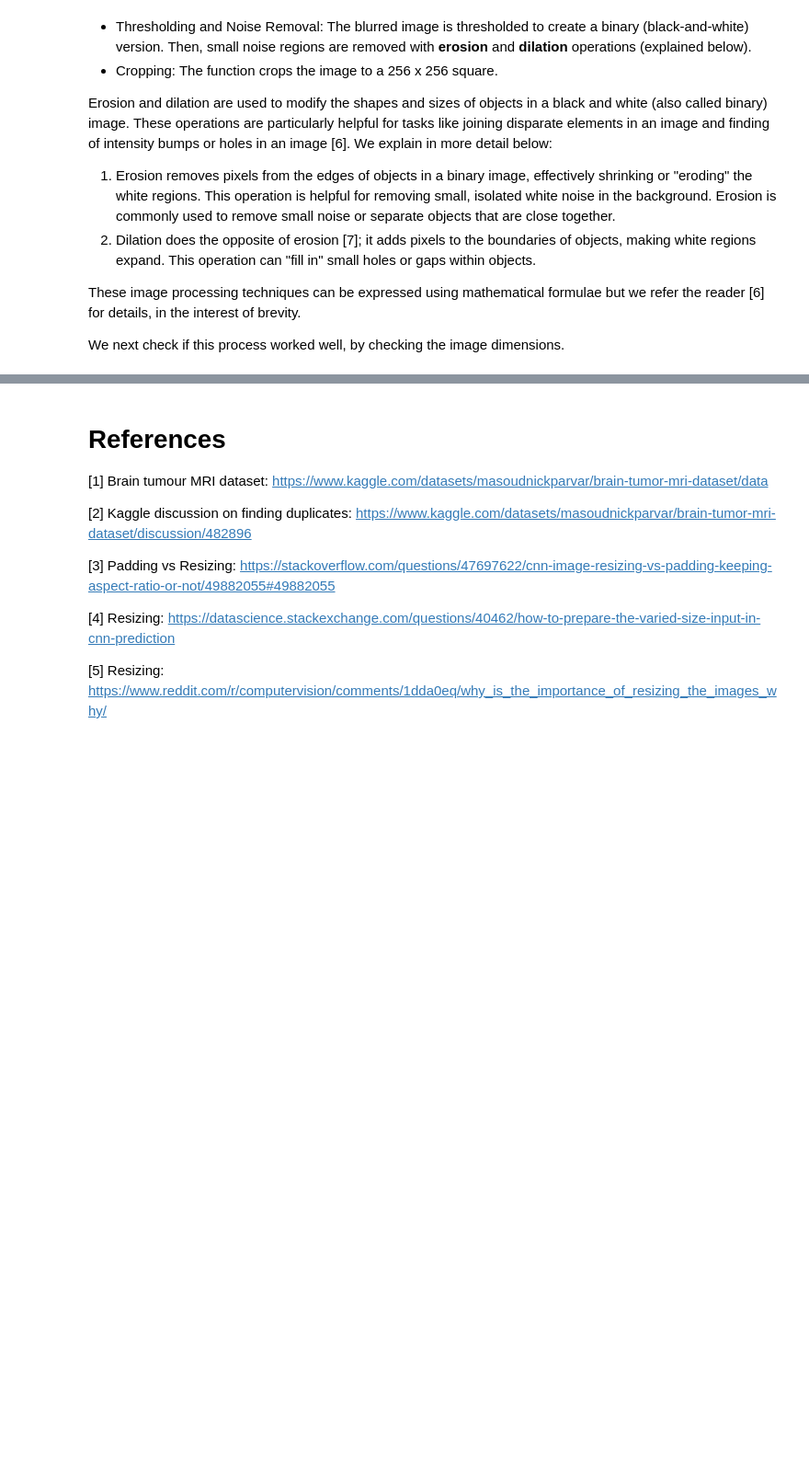
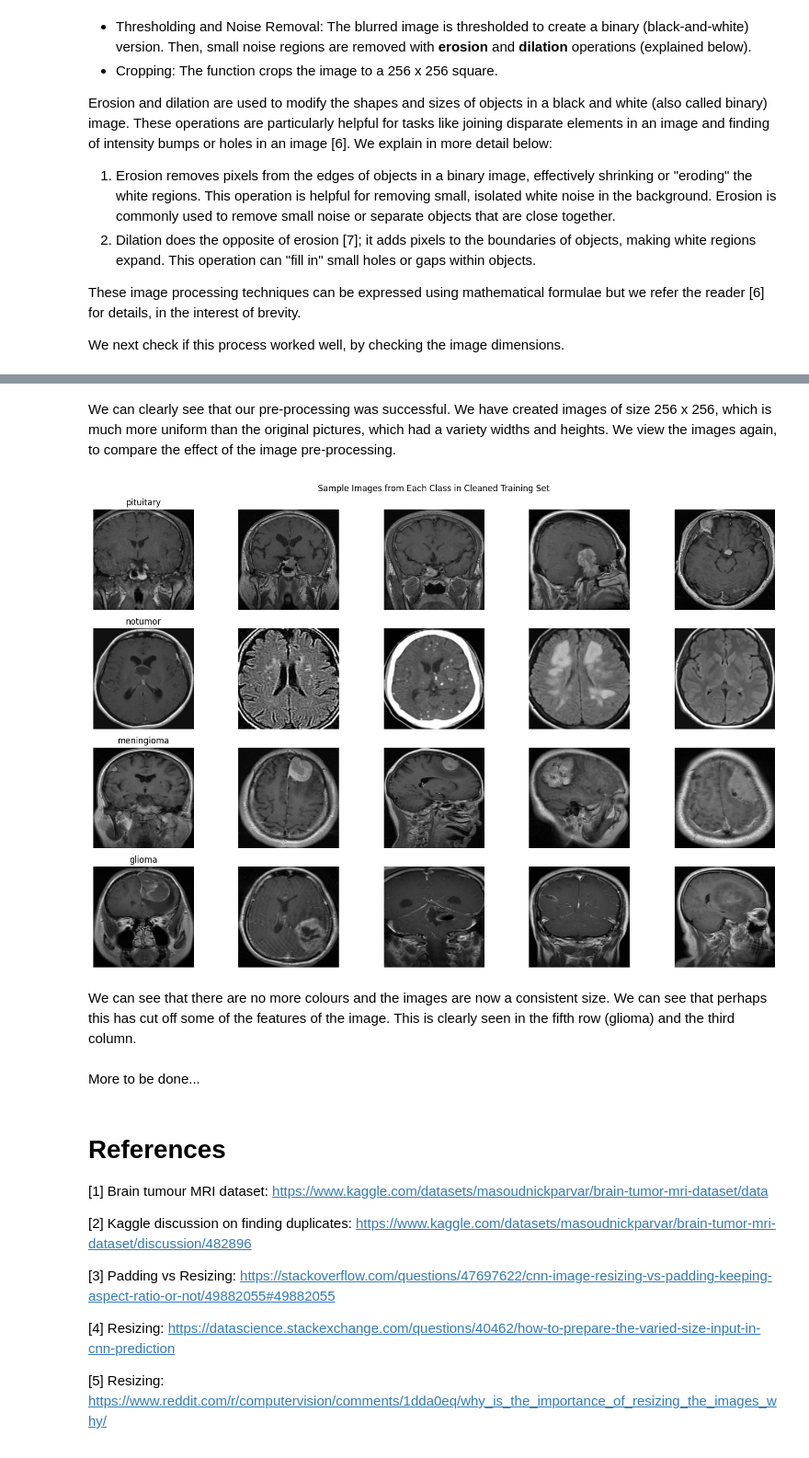
Before and after one commit to shrey1411/dst-group-project-2, a Jupyter notebook: VivekP/03-DataLoading.ipynb, the cells around one changed output, grey strips where cells are left out. Shown at 92% size. Cells and saved outputs as stored; diff of their text form; code cells hidden in the pictures; blank space fills up the shorter version.

```diff
--- a/VivekP/03-DataLoading.ipynb
+++ b/VivekP/03-DataLoading.ipynb
@@ -300,3 +342,30 @@ We view the images again, to compare the effect of the image pre-processing.
+# %% [markdown]
+We can clearly see that our pre-processing was successful. We have created images of size 256 x 256, which is much more uniform than the original pictures, which had a variety widths and heights. We view the images again, to compare the effect of the image pre-processing.
+# %%
+# Define the path to the cleaned training set
+cleaned_train_dir = Path("cleaned/Training")
+
+# Plot sample images from each class in cleaned training set
+fig, axes = plt.subplots(len(labels), 5, figsize=(15, 10))
+for idx, label in enumerate(labels):
+    class_path = cleaned_train_dir / label
+    images = list(class_path.glob('*.jpg'))[:5]  # Get the first 5 images from each class
+    for j, img_path in enumerate(images):
+        img = Image.open(img_path)
+        axes[idx, j].imshow(img)
+        axes[idx, j].axis('off')
+        if j == 0:
+            axes[idx, j].set_title(label)
+
+plt.suptitle('Sample Images from Each Class in Cleaned Training Set')
+plt.tight_layout()
+plt.show()
+# %% [output]
+[figure, added]
+# %% [markdown]
+We can see that there are no more colours and the images are now a consistent size. We can see that perhaps this has cut off some of the features of the image. This is clearly seen in the fifth row (glioma) and the third column.
+# %% [markdown]
+More to be done...
 # %% [markdown]
 # References
 
```
Also changed, not shown: parts of 6 cells of this notebook.
